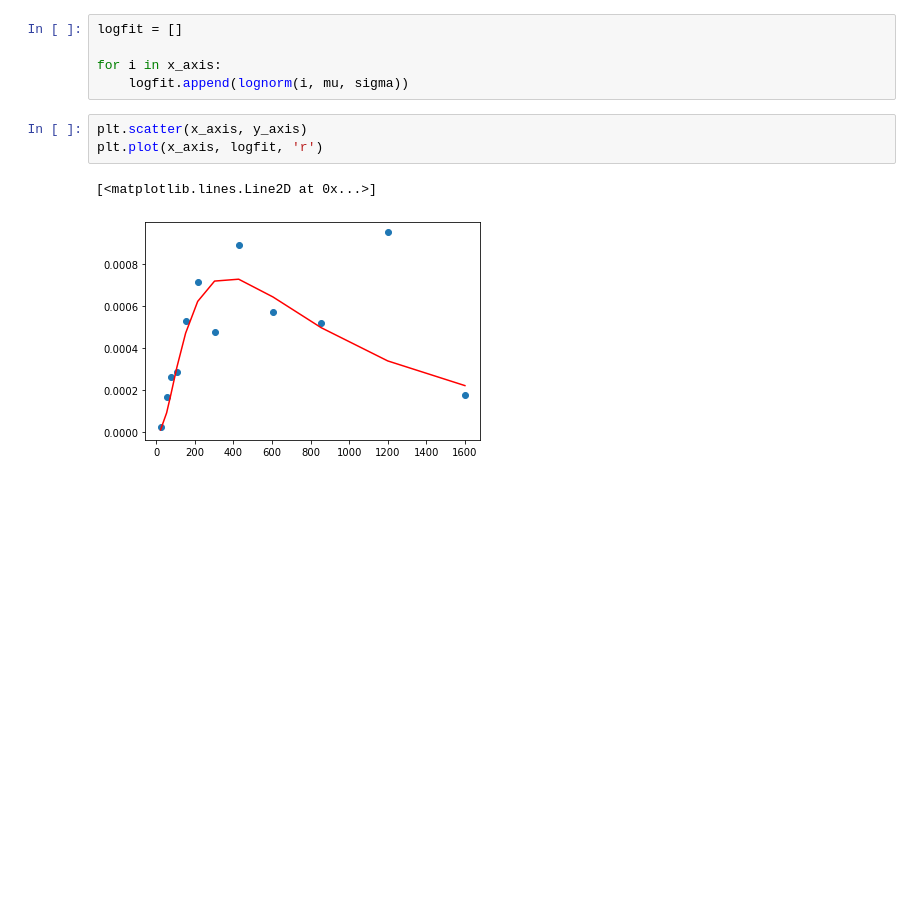
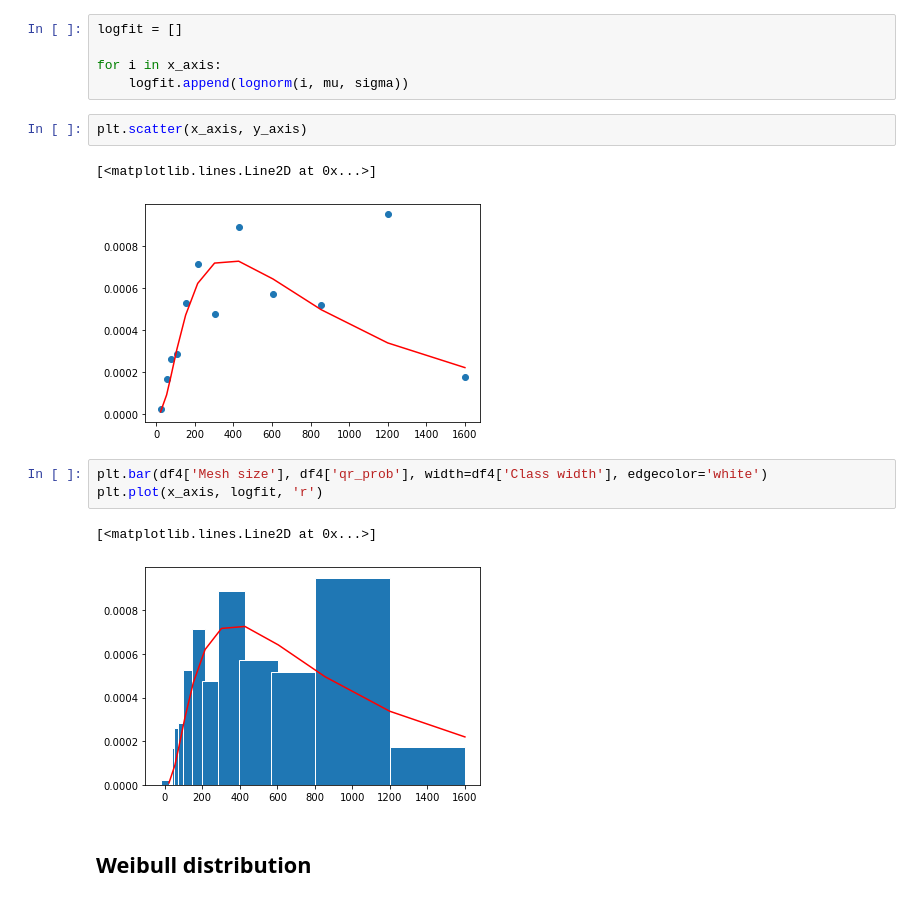
Before and after one commit to sethsomtoo/Particle-size-analysis-with-python, a Jupyter notebook: Project_3/curvefitting.ipynb, the cells around one changed output. Drawn from its saved outputs; the diff is of its cells as text; blank space fills up the shorter version.

```diff
--- a/Project_3/curvefitting.ipynb
+++ b/Project_3/curvefitting.ipynb
@@ -182,7 +182,14 @@ for i in x_axis:
     logfit.append(lognorm(i, mu, sigma))
 # %%
 plt.scatter(x_axis, y_axis)
-plt.plot(x_axis, logfit, 'r')
 # %% [output]
 [<matplotlib.lines.Line2D at 0x...>]
 [figure]
+# %%
+plt.bar(df4['Mesh size'], df4['qr_prob'], width=df4['Class width'], edgecolor='white')
+plt.plot(x_axis, logfit, 'r')
+# %% [output]
+[<matplotlib.lines.Line2D at 0x...>]
+[figure, added]
+# %% [markdown]
+## Weibull distribution
```
